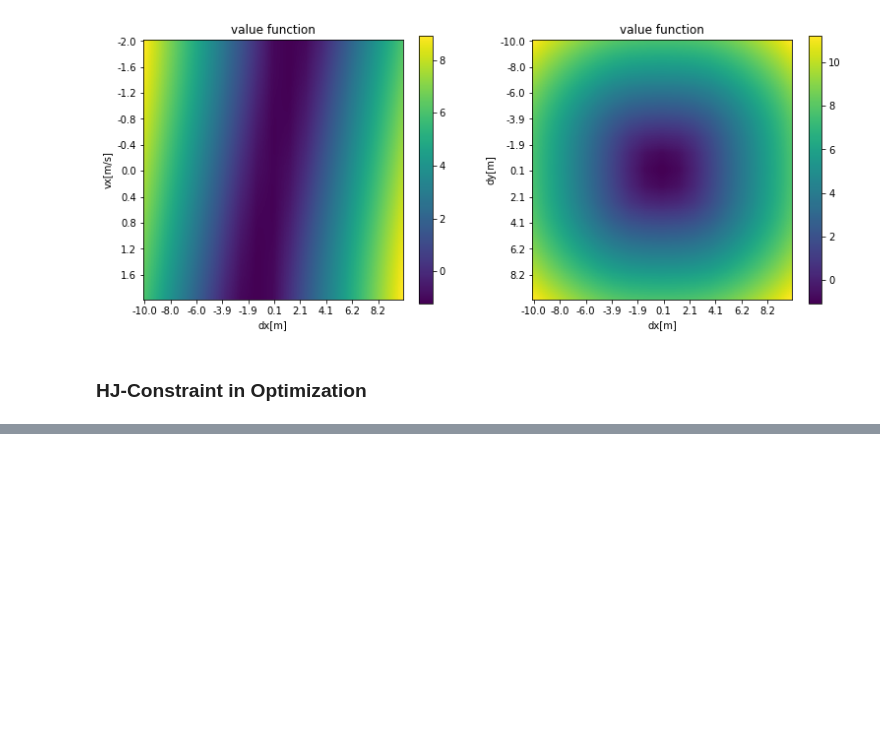
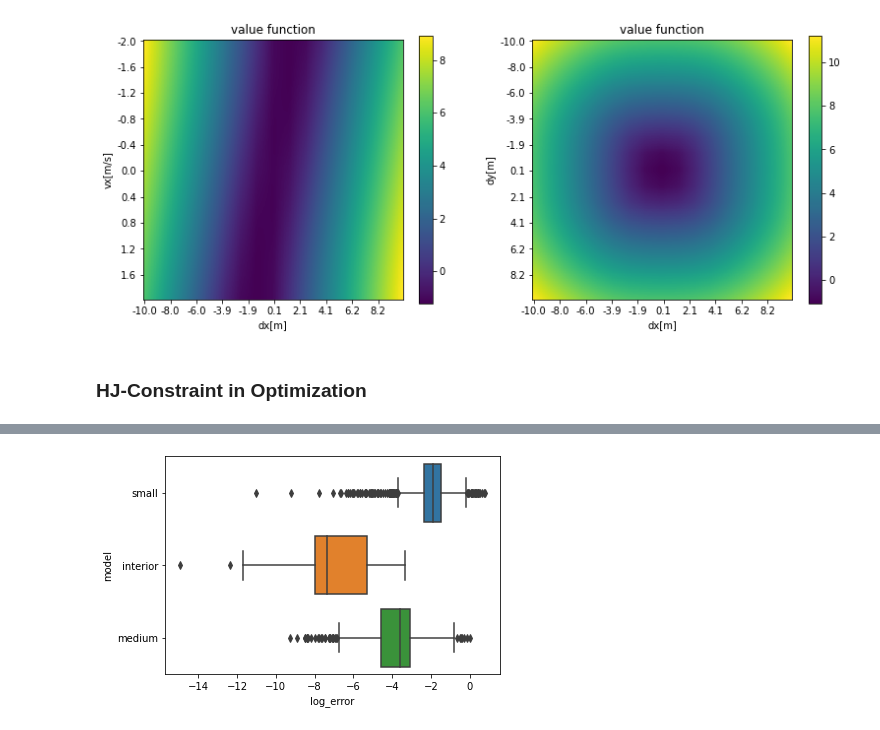
Before and after one commit to simon-schaefer/mantrap, a Jupyter notebook: examples/module_hjr.ipynb, the cells around one changed output, grey strips where cells are left out. Cells and saved outputs as stored; diff of their text form; code cells hidden in the pictures; blank space fills up the shorter version.

```diff
--- a/examples/modules/hj_reachability.ipynb
+++ b/examples/module_hjr.ipynb
@@ -95,0 +168,16 @@ HTML(solver.visualize_heat_map(propagation="constant"))
+# %%
+file_baseline = "2D_large.mat"
+module_baseline = mantrap.modules.HJReachabilityModule(env, t_horizon=t_horizon, data_file=file_baseline)
+
+# Loading accuartely computed value function and compute meshgrid containing every computed grid coordinate.
+_, _, grid_size_by_dim, _, (grid_min, grid_max) = mantrap.modules.HJReachabilityModule.unpack_mat_file(
+    mat_file_path=os.path.join(mantrap.utility.io.build_os_path("third_party/reachability"), file_baseline)
+)
+x_grid, y_grid, vx_grid, vy_grid = np.meshgrid(*(np.linspace(grid_min[i], grid_max[i], num=grid_size_by_dim[i]) \
+                                                 for i in range(4)))
+mesh = np.stack((x_grid.flatten(), y_grid.flatten(), vx_grid.flatten(), vy_grid.flatten())).T
+
+# In order to reduce the number of evaluation points, sample 1000 random points.
+idx = np.random.randint(low=0, high=mesh.shape[0] - 1, size=1000)
+mesh = mesh[idx, :]
+print(f"Meshgrid with {mesh.shape[0]} elements ready for evaluation !")
@@ -95,0 +186,14 @@ HTML(solver.visualize_heat_map(propagation="constant"))
+# %%
+# Evaluate value function error of approximation.
+models = {"small": "2D_small.mat", "interior": "2D_interior.mat", "medium": "2D_medium.mat"}
+
+results_df = pd.DataFrame(columns=["model", "error", "x", "y", "vx", "vy"])
+for label, file_name in models.items():
+    print(label, file_name)
+    module = mantrap.modules.HJReachabilityModule(env, t_horizon=t_horizon, data_file=file_name)
+
+    for x_rel in mesh:
+        error = module.value_function(x_rel) - module_baseline.value_function(x_rel)
+        results_df = results_df.append({"model": label, "error": float(error),
+                                        "x": x_rel[0], "y": x_rel[1], "vx": x_rel[2], "vy": x_rel[3]},
+                                        ignore_index=True)
@@ -95,0 +204,3 @@ HTML(solver.visualize_heat_map(propagation="constant"))
+# %%
+results_df["log_error"] = np.log(np.abs(results_df["error"]) + 1e-10)  # avoiding nan values (log(0)/log(-x))
+results_df
@@ -95,0 +221,6 @@ HTML(solver.visualize_heat_map(propagation="constant"))
+# %%
+# Plot results as bar plot.
+ax = sns.boxplot(x="log_error", y="model", data=results_df)
+plt.show()
+# %% [output]
+[figure, added]
```
Also changed, not shown: parts of 14 cells of this notebook, 9 other files.
